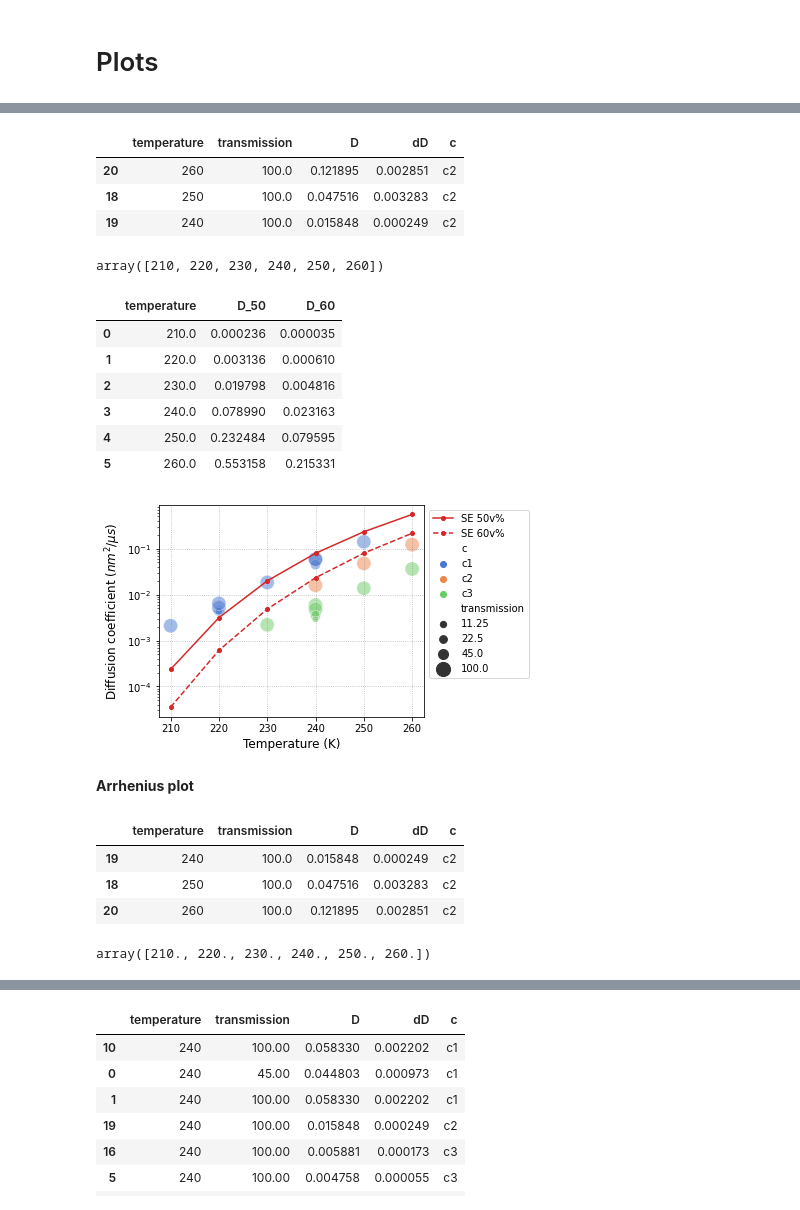
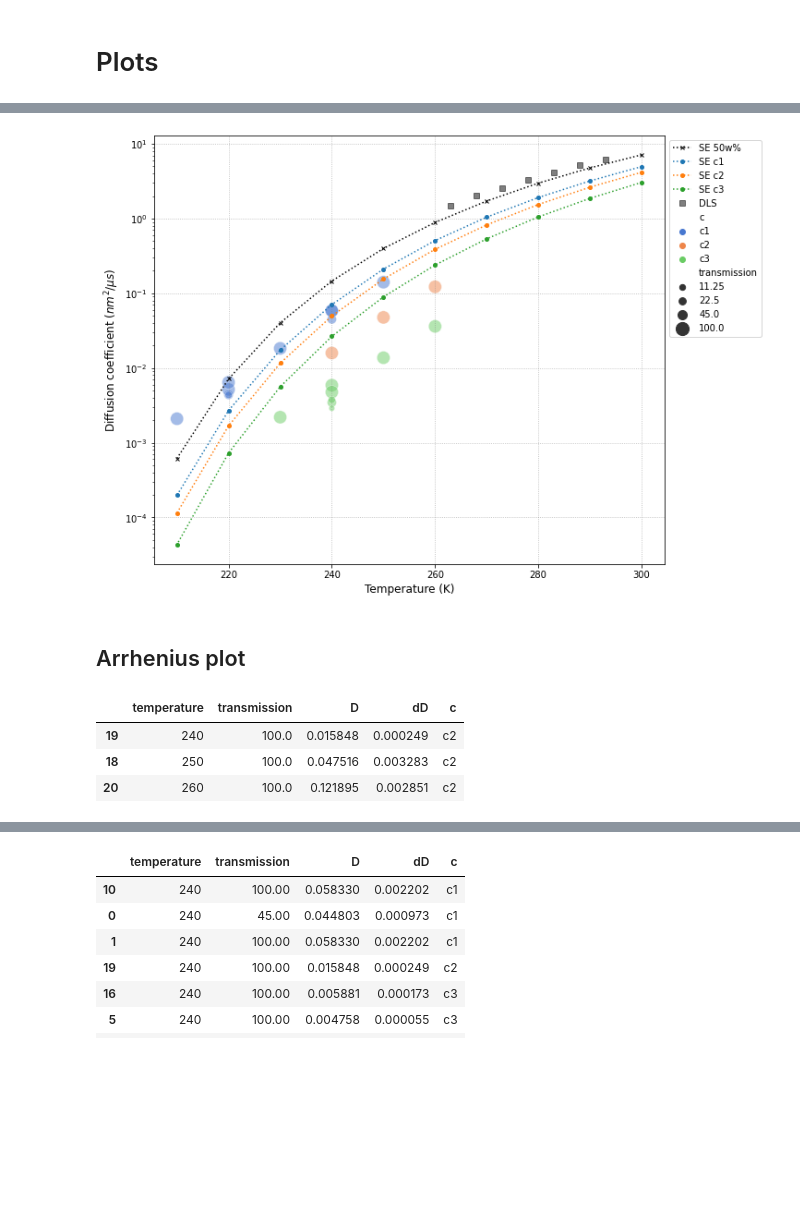
Before and after one commit to maddalenabin/id10-ferritin-2022, a Jupyter notebook: 01-notebooks/06-diff-coeff.ipynb, the cells around one changed output, grey strips where cells are left out. Drawn from its saved outputs; the diff is of its cells as text; code cells hidden in the pictures; blank space fills up the shorter version.

Commit message:
updated viscosity values

```diff
--- a/01-notebooks/06-diff-coeff.ipynb
+++ b/01-notebooks/06-diff-coeff.ipynb
@@ -34,0 +69,3 @@ def get_diff_coeff_library(filename='../03-source/diffusion_coefficient'):
+# %%
+DLS = load_npz_data('../03-source/DLS_diff_coeff.npz') # D in m^2/s, T in K
+DLS['D'] = DLS['D']*1e12
@@ -34,0 +120,3 @@ def get_diff_coeff_library(filename='../03-source/diffusion_coefficient'):
+# %%
+T = 210
+etas[etas['temp']==T]['50v%'].values[0]
@@ -34,0 +125,12 @@ def get_diff_coeff_library(filename='../03-source/diffusion_coefficient'):
+# %%
+SE2 = pd.DataFrame(columns=['temperature', 'D_50', 'D_60'])
+SE = pd.DataFrame(columns=['temperature', 'D_c1', 'D_c2', 'D_c3'])
+
+for T in etas['temp']:
+    # default uses Rh=6.6e-9 m
+    row2 = {'temperature': T,  'D_50': D_coeff(T=T, eta=etas[etas['temp']==T]['50v%'].values[0]), "D_60": D_coeff(T=T, eta=etas[etas['temp']==T]['60v%'].values[0]), "D_50w": D_coeff(T=T, eta=etas[etas['temp']==T]['50w%'].values[0], Rh=6.6e-9)}
+    SE2 = SE2.append(row2, ignore_index=True)
+
+    row = {'temperature': T,  'D_c1': D_coeff(T=T, eta=etas[etas['temp']==T]['c1'].values[0]), "D_c2": D_coeff(T=T, eta=etas[etas['temp']==T]['c2'].values[0]), "D_c3": D_coeff(T=T, eta=etas[etas['temp']==T]['c3'].values[0], Rh=6.6e-9)}
+    SE = SE.append(row, ignore_index=True)
+SE
@@ -96,7 +150,0 @@ df2
-# %%
-df2[df2['c']=='c2']
-# %% [output]
-|  | temperature | transmission | D | dD | c |
-| 20 | 260 | 100.0 | 0.121895 | 0.002851 | c2 |
-| 18 | 250 | 100.0 | 0.047516 | 0.003283 | c2 |
-| 19 | 240 | 100.0 | 0.015848 | 0.000249 | c2 |
@@ -105,5 +150,0 @@ df2[df2['c']=='c2']
-# %%
-Ts = df2.sort_values(by='temperature')['temperature'].unique()
-Ts
-# %% [output]
-array([210, 220, 230, 240, 250, 260])
@@ -113,37 +151,24 @@ eta60 = eta_60v_gly()
-# %%
-SE = pd.DataFrame(columns=['temperature', 'D_50', 'D_60'])
-
-for T in Ts:
-    row = {'temperature': T, 'D_50': D_coeff(T=T, eta=eta50[T]), "D_60": D_coeff(T=T, eta=eta60[T])}
-    SE = SE.append(row, ignore_index=True)
-SE
-# %% [output]
-|  | temperature | D_50 | D_60 |
-| 0 | 210.0 | 0.000236 | 0.000035 |
-| 1 | 220.0 | 0.003136 | 0.000610 |
-| 2 | 230.0 | 0.019798 | 0.004816 |
-| 3 | 240.0 | 0.078990 | 0.023163 |
-| 4 | 250.0 | 0.232484 | 0.079595 |
-| 5 | 260.0 | 0.553158 | 0.215331 |
 # %%
-fig, ax = plt.subplots(1,1, figsize=(6,3.5), constrained_layout=True)
-ax.plot(SE['temperature'], SE['D_50'], label='SE 50v%', c='C3', marker='o', ms=4)
-ax.plot(SE['temperature'], SE['D_60'], label='SE 60v%', c='C3', marker='o', ms=4, ls='--')
+fig, ax = plt.subplots(1,1, figsize=(10,7), constrained_layout=True)
+ax.plot(SE['temperature'], SE2['D_50w']*1e12, label='SE 50w%', c='k', marker='x', ms=4, ls=':')
+# ax.plot(SE['temperature'], SE['D_50']*1e12, label='SE 50v%', c='C3', marker='o', ms=4)
+# ax.plot(SE['temperature'], SE['D_60']*1e12, label='SE 60v%', c='C3', marker='o', ms=4, ls='--')
+ax.plot(SE['temperature'], SE['D_c1']*1e12, label='SE c1', c='C0', marker='o', ms=4, ls=':')
+ax.plot(SE['temperature'], SE['D_c2']*1e12, label='SE c2', c='C1', marker='o', ms=4, ls=':')
+ax.plot(SE['temperature'], SE['D_c3']*1e12, label='SE c3', c='C2', marker='o', ms=4, ls=':')
+
+ax.plot(DLS['T'], DLS['D'], marker='s', c='k', ls='', label='DLS', alpha=.5)
 sns.scatterplot(data=df2, x='temperature', y='D', hue='c', alpha=.5, size='transmission',sizes=(40, 200), palette="muted", ax=ax)
-# sns.lineplot(data=SE, x='temperature', y='D_50', palette='spring', markers=True, ax=ax)
 
-# sns.lineplot(data=SE, x='temperature', y='D_60', markers=True, ax=ax)
-# plt.legend(labels=['a', 'b', 'c'])
-# sns.lineplot(data=pd.melt(SE, ['temperature']), x='temperature', y='value', palette='pink')
 ax.set_ylabel('Diffusion coefficient ($nm^2/\mu s$)', fontsize=12)
 ax.set_xlabel('Temperature (K)', fontsize=12)
 ax.set_yscale('log')
 ax.legend(bbox_to_anchor=[1,1])
 ax.grid(ls=':', c='gray', alpha=.6)
 # %% [output]
-[figure, old version]
+[figure, new version]
 # %% [markdown]
-**Arrhenius plot**
+## Arrhenius plot
 # %%
 D_c1 = df2[(df2['c']=='c1') & (df2['transmission']==100)].sort_values(by='temperature')
 D_c2 = df2[(df2['c']=='c2') & (df2['transmission']==100)].sort_values(by='temperature')
@@ -167,4 +181,0 @@ ax2.set_xticklabels(tick_function(new_tick_locations))
-# %%
-SE['temperature'].values
-# %% [output]
-array([210., 220., 230., 240., 250., 260.])
```
Also changed, not shown: parts of 52 cells of this notebook, 5 other files.
